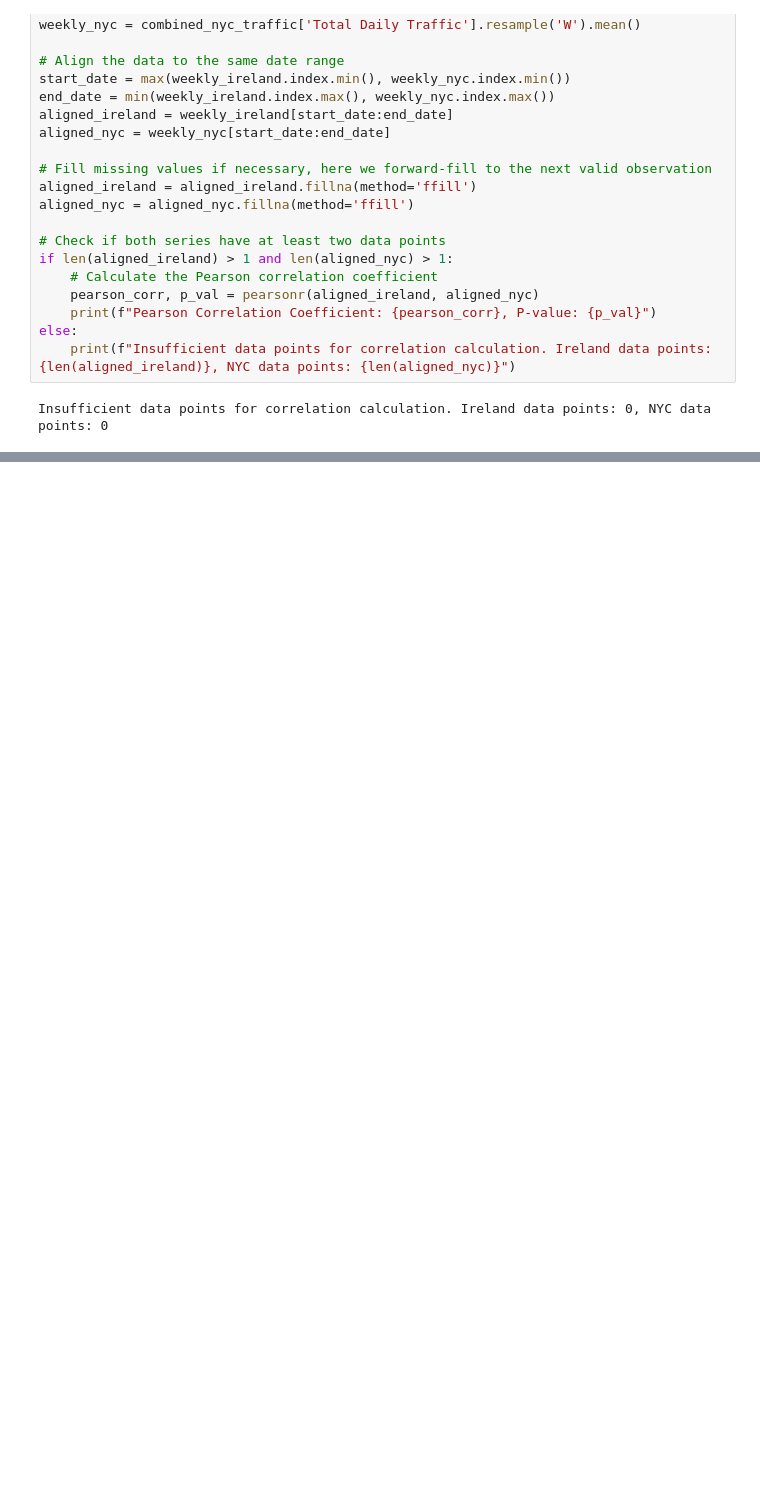
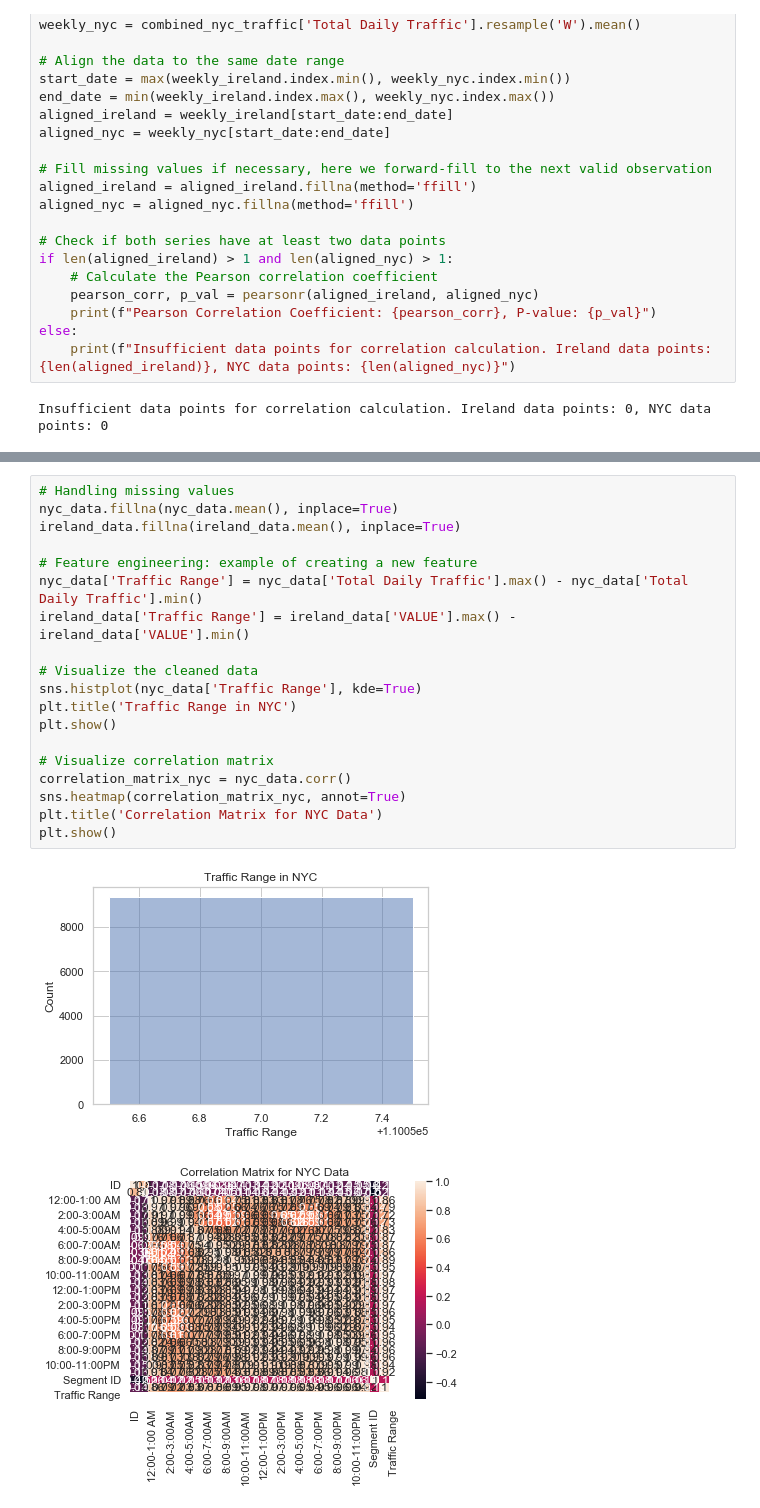
Before and after one commit to WhoisClean/ireland_transport, a Jupyter notebook: transport_ireland.ipynb, the cells around one changed output, grey strips where cells are left out. Drawn from its saved outputs; the diff is of its cells as text; blank space fills up the shorter version.

```diff
--- a/transport_ireland.ipynb
+++ b/transport_ireland.ipynb
@@ -737,0 +725,22 @@ ValueError: A given column is not a column of the dataframe
+# %%
+# Handling missing values
+nyc_data.fillna(nyc_data.mean(), inplace=True)
+ireland_data.fillna(ireland_data.mean(), inplace=True)
+
+# Feature engineering: example of creating a new feature
+nyc_data['Traffic Range'] = nyc_data['Total Daily Traffic'].max() - nyc_data['Total Daily Traffic'].min()
+ireland_data['Traffic Range'] = ireland_data['VALUE'].max() - ireland_data['VALUE'].min()
+
+# Visualize the cleaned data
+sns.histplot(nyc_data['Traffic Range'], kde=True)
+plt.title('Traffic Range in NYC')
+plt.show()
+
+# Visualize correlation matrix
+correlation_matrix_nyc = nyc_data.corr()
+sns.heatmap(correlation_matrix_nyc, annot=True)
+plt.title('Correlation Matrix for NYC Data')
+plt.show()
+# %% [output]
+[figure, added]
+[figure, added]
```
Also changed, not shown: parts of 3 cells of this notebook.
